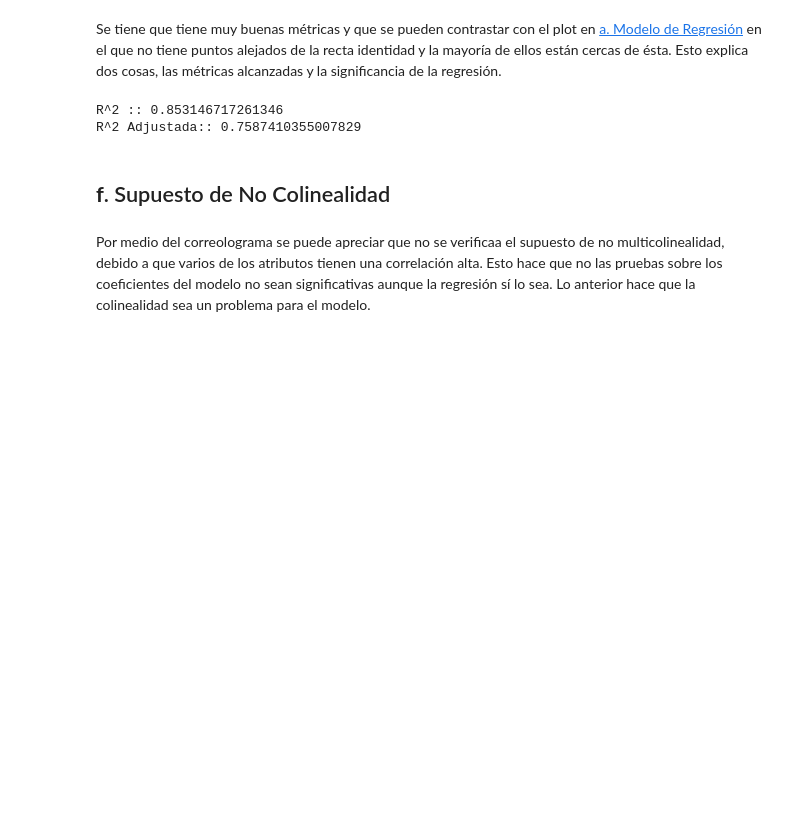
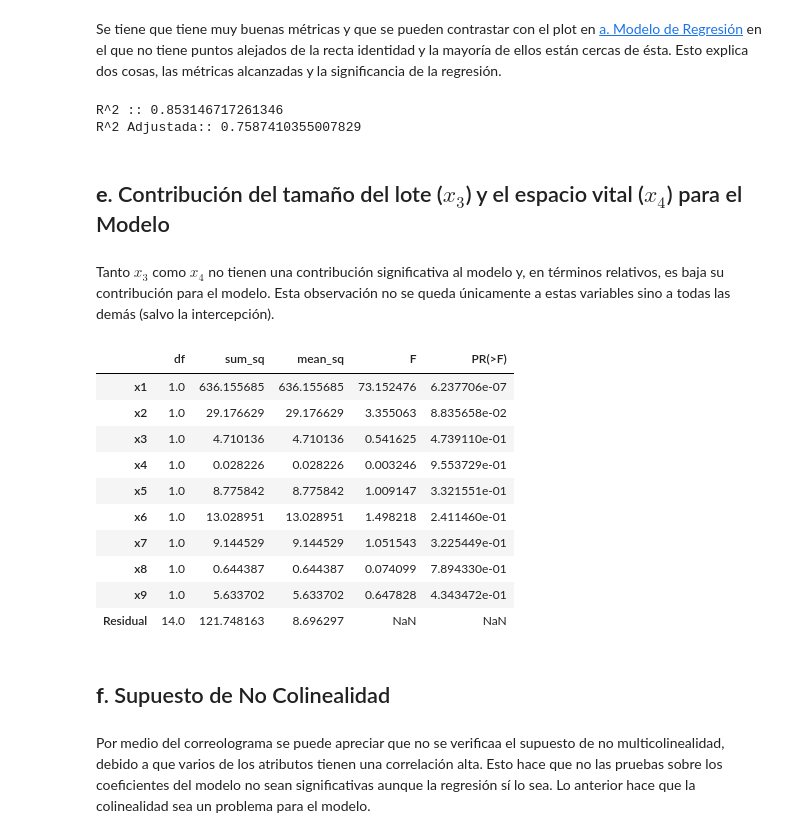
Before and after one commit to alexisuaguilaru/EstadisticaMultivariada, a Jupyter notebook: RegresionMultiple/Tareas/Tarea_03.ipynb, the cells around one changed output. Cells and saved outputs as stored; diff of their text form; code cells hidden in the pictures; blank space fills up the shorter version.

Commit message:
MOD at tareas para corregir algunos comentarios y añadir pruebas auxiliares

```diff
--- a/RegresionMultiple/Tareas/Tarea_03.ipynb
+++ b/RegresionMultiple/Tareas/Tarea_03.ipynb
@@ -167,6 +169,27 @@ print(f'R^2 Adjustada:: {LinearModel.rsquared_adj}')
 # %% [output]
 R^2 :: 0.853146717261346
 R^2 Adjustada:: 0.7587410355007829
+# %% [markdown]
+## **e**. Contribución del tamaño del lote ($x_3$) y el espacio vital ($x_4$) para el Modelo
+# %% [markdown]
+Tanto $x_3$ como $x_4$ no tienen una contribución significativa al modelo y, en términos relativos, es baja su contribución para el modelo. Esta observación no se queda únicamente a estas variables sino a todas las demás (salvo la intercepción).
+# %%
+# ANOVA sobre el modelo
+
+TableAnova = anova_lm(LinearModel)
+TableAnova
+# %% [output]
+|  | df | sum_sq | mean_sq | F | PR(>F) |
+| x1 | 1.0 | 636.155685 | 636.155685 | 73.152476 | 6.237706e-07 |
+| x2 | 1.0 | 29.176629 | 29.176629 | 3.355063 | 8.835658e-02 |
+| x3 | 1.0 | 4.710136 | 4.710136 | 0.541625 | 4.739110e-01 |
+| x4 | 1.0 | 0.028226 | 0.028226 | 0.003246 | 9.553729e-01 |
+| x5 | 1.0 | 8.775842 | 8.775842 | 1.009147 | 3.321551e-01 |
+| x6 | 1.0 | 13.028951 | 13.028951 | 1.498218 | 2.411460e-01 |
+| x7 | 1.0 | 9.144529 | 9.144529 | 1.051543 | 3.225449e-01 |
+| x8 | 1.0 | 0.644387 | 0.644387 | 0.074099 | 7.894330e-01 |
+| x9 | 1.0 | 5.633702 | 5.633702 | 0.647828 | 4.343472e-01 |
+| Residual | 14.0 | 121.748163 | 8.696297 | NaN | NaN |
 # %% [markdown]
 ## **f**. Supuesto de No Colinealidad
 # %% [markdown]
```
Also changed, not shown: parts of 10 cells of this notebook, 4 other files.
